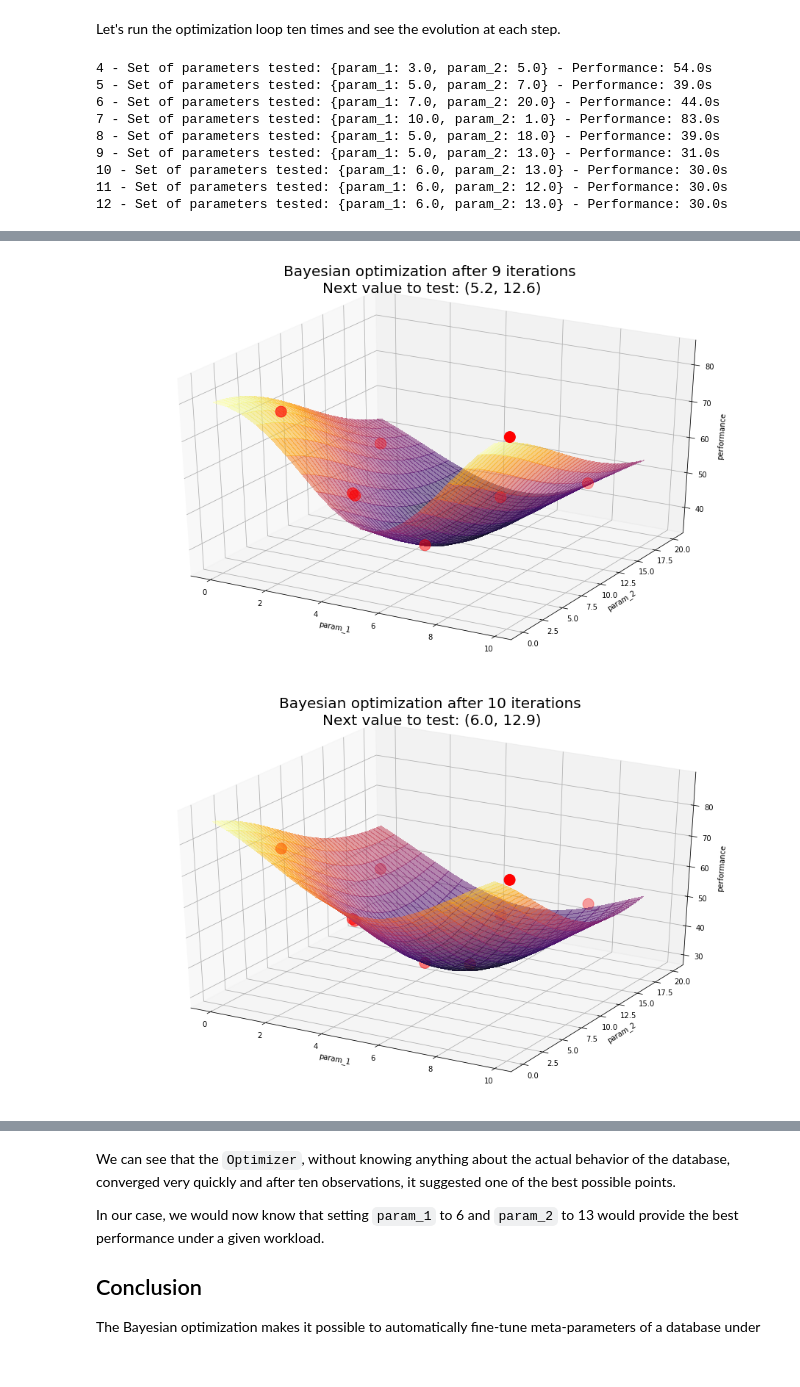
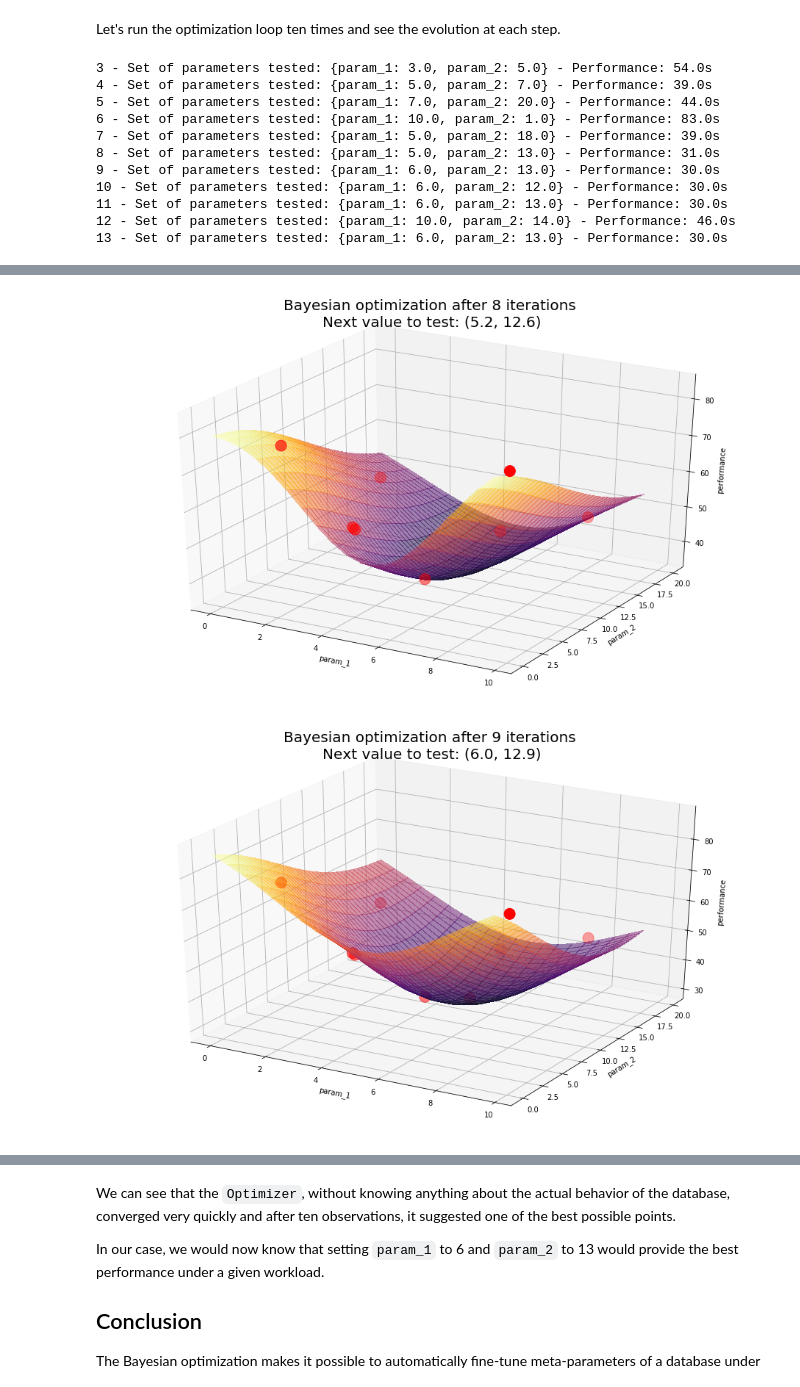
Before and after one commit to paulden/bayesian-optimization, a Jupyter notebook: bayesian_optimization.ipynb, the cells around one changed output, grey strips where cells are left out. Drawn from its saved outputs; the diff is of its cells as text; code cells hidden in the pictures.

```diff
--- a/bayesian_optimization.ipynb
+++ b/bayesian_optimization.ipynb
@@ -67,7 +67,7 @@ We are using `scikit-optimize` to run our optimization, a neat Python package bu
 
 We are going to need an `skopt.Optimizer` object instantiated with the search space (defined above) and the type of estimator to use (we are using the default Gaussian Process estimator, based on `sklearn.GaussianProcessRegressor`). By default, `scikit-optimize` will start with `n_initial_points=10`, which means the first ten observations will be based on random tests so that it populates the space of observations. In reality, ten observations could already take a lot of time (for instance in our case we need to run a workload on a database for each observation). Let's reduce that to three initial points (a small `n_initial_points` may cause trouble for the `Optimizer` to start catching on, especially if there is a high number of dimensions).
 # %%
-opt = Optimizer([(0.0, 10.0), (0.0, 20.0)],
+opt = Optimizer([search_space['param_1'], search_space['param_2']],
                 "GP",
                 n_initial_points=3)
 # %% [markdown]
@@ -131,35 +131,37 @@ def plot_optimizer(opt, iteration, next_value):
 # %% [markdown]
 Let's run the optimization loop ten times and see the evolution at each step.
 # %%
-for iteration in range(4, 13):
+for iteration in range(3, 14):
     next_x = opt.ask()
     plot_optimizer(opt, iteration, np.round(next_x, 1))
 
     # Again, this would translate in a benchmark to get the true value
     f_val = true_function(next_x)
     print('{} - Set of parameters tested: {{param_1: {}, param_2: {}}} - '
           'Performance: {}s'.format(iteration,
                                     round(next_x[0]),
                                     round(next_x[1]),
                                     round(f_val)))
 
     opt.tell(next_x, f_val)
 # %% [output]
-4 - Set of parameters tested: {param_1: 3.0, param_2: 5.0} - Performance: 54.0s
-5 - Set of parameters tested: {param_1: 5.0, param_2: 7.0} - Performance: 39.0s
-6 - Set of parameters tested: {param_1: 7.0, param_2: 20.0} - Performance: 44.0s
-7 - Set of parameters tested: {param_1: 10.0, param_2: 1.0} - Performance: 83.0s
-8 - Set of parameters tested: {param_1: 5.0, param_2: 18.0} - Performance: 39.0s
-9 - Set of parameters tested: {param_1: 5.0, param_2: 13.0} - Performance: 31.0s
-10 - Set of parameters tested: {param_1: 6.0, param_2: 13.0} - Performance: 30.0s
-11 - Set of parameters tested: {param_1: 6.0, param_2: 12.0} - Performance: 30.0s
-12 - Set of parameters tested: {param_1: 6.0, param_2: 13.0} - Performance: 30.0s
+3 - Set of parameters tested: {param_1: 3.0, param_2: 5.0} - Performance: 54.0s
+4 - Set of parameters tested: {param_1: 5.0, param_2: 7.0} - Performance: 39.0s
+5 - Set of parameters tested: {param_1: 7.0, param_2: 20.0} - Performance: 44.0s
+6 - Set of parameters tested: {param_1: 10.0, param_2: 1.0} - Performance: 83.0s
+7 - Set of parameters tested: {param_1: 5.0, param_2: 18.0} - Performance: 39.0s
+8 - Set of parameters tested: {param_1: 5.0, param_2: 13.0} - Performance: 31.0s
+9 - Set of parameters tested: {param_1: 6.0, param_2: 13.0} - Performance: 30.0s
+10 - Set of parameters tested: {param_1: 6.0, param_2: 12.0} - Performance: 30.0s
+11 - Set of parameters tested: {param_1: 6.0, param_2: 13.0} - Performance: 30.0s
+12 - Set of parameters tested: {param_1: 10.0, param_2: 14.0} - Performance: 46.0s
+13 - Set of parameters tested: {param_1: 6.0, param_2: 13.0} - Performance: 30.0s
 [figure]
 [figure]
 [figure]
 [figure]
 [figure]
 [figure]
-[figure, old version]
+[figure, new version]
 [figure]
 [figure]
```
Also changed, not shown: parts of 1 cell of this notebook, 1 other file.
